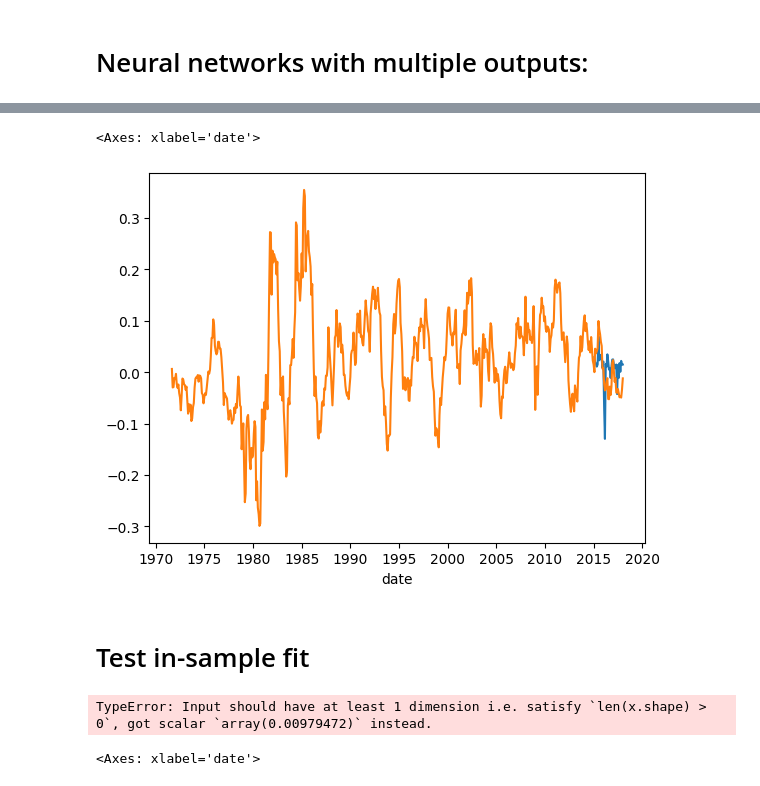
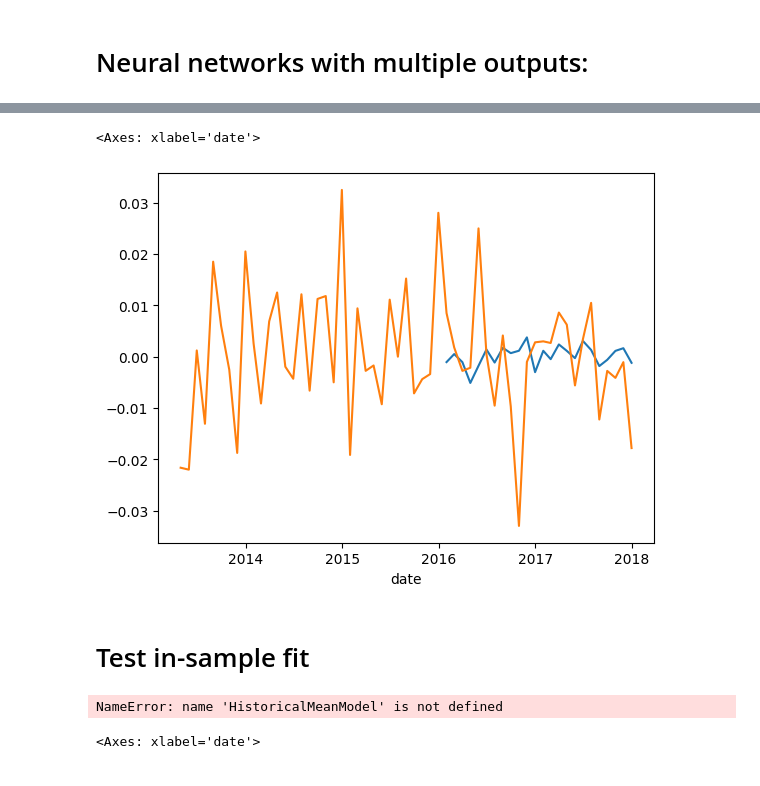
Before and after one commit to myliusen/TIO4900-Replication, a Jupyter notebook: notebooks/init.ipynb, the cells around one changed output, grey strips where cells are left out. Saved outputs shown, nothing was run; the diff lists cells and outputs as text; code cells hidden in the pictures.

Commit message:
initial new ANN architectures

```diff
--- a/notebooks/init.ipynb
+++ b/notebooks/init.ipynb
@@ -19,12 +19,12 @@ end_date = '2018-12-31'
 # end_date = '2025-06-30' # kr and gsw end date
 maturities = [str(i) for i in range(12, 121) if i % 12 == 0] # select only yearly maturities
 
-yields = bu.get_yields(type='kr', start=start_date, end=end_date, maturities=maturities) # type can be kr, lw, gsw
+yields = bu.get_yields(type='lw', start=start_date, end=end_date, maturities=maturities) # type can be kr, lw, gsw
 forward = bu.get_forward_rates(yields)
 xr = bu.get_excess_returns(yields, horizon=12).dropna() # horizon=12 means holding for 12 months
 fred_md_raw = bu.get_fred_data('data/2026-01-MD.csv', start=start_date, end=end_date) # this is aligned to the last day of the previous month, so we get the same number of observations as the yields data
 
-monthly_yields = bu.get_yields(type='kr', start=start_date, end=end_date, maturities=[str(i) for i in range(1, 121)]) # needed for monthly holding period excess returns. Not available for gsw
+monthly_yields = bu.get_yields(type='lw', start=start_date, end=end_date, maturities=[str(i) for i in range(1, 121)]) # needed for monthly holding period excess returns. Not available for gsw
 monthly_xr = bu.get_excess_returns(monthly_yields, horizon=1).dropna() # calculate monthly excess returns for robustness
 
 # At time t (end of month), we only know data for month t-1
@@ -177,34 +270,39 @@ sns.lineplot(y=y, x=yields.index)
 # %%
-from models.ann import ForwardRateANN, NN3LayerExog, NN1LayerEnsemExog
+from models.ann import ForwardRateANN, HybridANN, GroupEnsembleANN
 
-# OOS_start = pd.Timestamp('1990-01-31')
-OOS_start = pd.Timestamp('2015-01-31')
+OOS_start = pd.Timestamp('1990-01-31')
+# OOS_start = pd.Timestamp('2016-01-31')
 
 # y = xr['120'].values # 10-year excess returns
-# y = monthly_xr['120'].values # 1-month excess returns for robustness
 y_all = xr[['24','36','48','60','72','84','96','108','120']].values
 
-dates = xr.index
+# y = monthly_xr['120'].values # 1-month excess returns for robustness
+# y_all = monthly_xr[['24','36','48','60','72','84','96','108','120']].values
+
+dates = monthly_xr.index
 
 models = {
     # Forward rates only (simple)
-    # 'FwdANN': ForwardRateANN(hidden_size=3, series='forward',
-    #                           do_grid_search=True, tune_every=48),
+    # 'FwdANN_1_3': ForwardRateANN(archi=(8, 4), series='forward',
+    #                           do_grid_search=True, tune_every=60, seed=42,
+    #                           param_grid = {'Dropout': [0.0, 0.1], 'l1l2': [1e-4]},
+    #                           epochs=100, patience=10),
 
-    # Deep macro (32→16→8) + yields merge
-    # 'NN3Layer': NN3LayerExog(macro_series='fred', yield_series='yields',
-    #                           do_grid_search=True, tune_every=48),
+    # 'HybridANN': HybridANN(archi_macro=(32, 16, 8), archi_fwd=(3,),
+    #                        param_grid = {'Dropout': [0.0, 0.1], 'l1l2': [1e-4]},
+    #                        do_grid_search=True, tune_every=60,
+    #                        epochs=100, patience=10, seed=42),
 
-    # Per-group ensemble (→1 each) + yields merge
-    'Ensemble': NN1LayerEnsemExog(macro_series='fred', yield_series='yields',
-                                   groups=groups,
-                                   do_grid_search=True, tune_every=48),
+    'GroupEnsembleANN': GroupEnsembleANN(archi_group=(1,), archi_fwd=(3,),
+                        param_grid = {'Dropout': [0.1, 0.3, 0.5], 'l1l2': [1e-4]},
+                        do_grid_search=True, tune_every=60,
+                        epochs=100, patience=10, seed=42),
 }
 
 # All use the same API:
 for name, model in models.items():
-    y_forecast = wu.expanding_window(model, X, y_all, dates, OOS_start, gap=0)
-    r2s = wu.oos_r2(y_all, y_forecast, benchmark='zero')
+    y_forecast = wu.expanding_window(model, X, y_all, dates, OOS_start, gap=0, refit_freq=1)
+    r2s = wu.oos_r2(y_all, y_forecast, benchmark='hist_mean')
     print("\n--- OOS R² Summary ---")
     for mat, r2 in zip(['24','36','48','60','72','84','96','108','120'], r2s):
         print(f"  {mat}m: {r2:.4f}")
@@ -240,9 +321,9 @@ array([[            nan,             nan,             nan, ...,
 # %%
-sns.lineplot(y=y_forecast[:, 7], x=yields.index)
-sns.lineplot(y=y_all[:, 7], x=yields.index)
+sns.lineplot(y=y_forecast[:, 4], x=yields.index)
+sns.lineplot(y=y_all[:, 4][500:], x=yields[500:].index)
 # %% [output]
 <Axes: xlabel='date'>
-[figure, old version]
+[figure, new version]
 # %% [markdown]
 # Test in-sample fit
 # %%
@@ -253,7 +334,7 @@ model.fit(X, y)
 r2_full = sklearn.metrics.r2_score(y, model.predict(X))
 r2_full
 # %% [output]
-TypeError: Input should have at least 1 dimension i.e. satisfy `len(x.shape) > 0`, got scalar `array(0.00979472)` instead.
+NameError: name 'HistoricalMeanModel' is not defined
 # %%
 sns.lineplot(y=model.predict(X), x=yields.index)
 sns.lineplot(y=y, x=yields.index)
```
Also changed, not shown: parts of 8 cells of this notebook, 2 other files.
